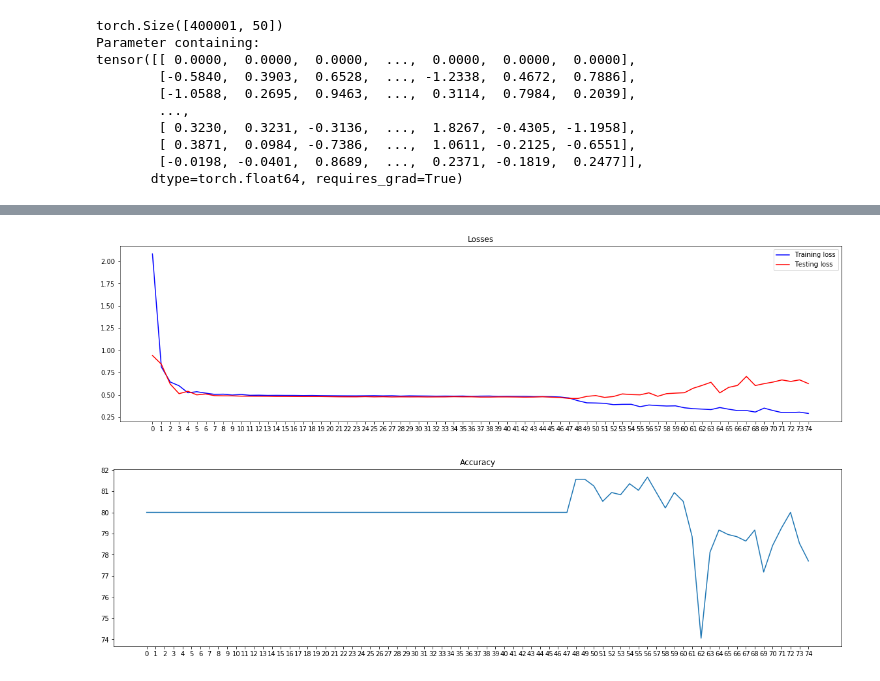
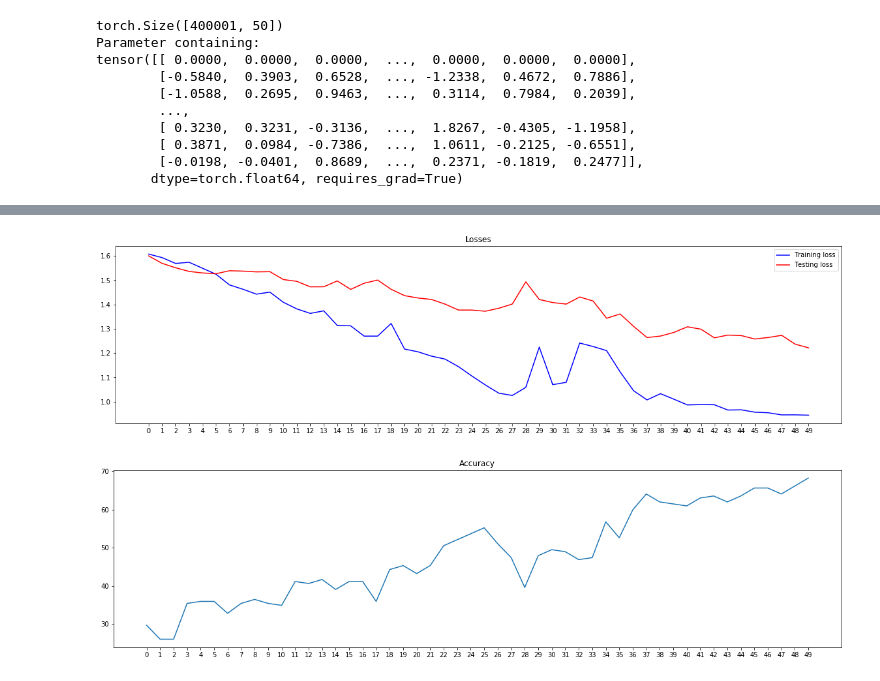
Before and after one commit to karankishinani/Emotion-detection-from-text-using-PyTorch-and-Federated-Learning, a Jupyter notebook: Emotion_Detection_PyTorch.ipynb, the cells around one changed output, grey strips where cells are left out. Saved outputs shown, nothing was run; the diff lists cells and outputs as text; code cells hidden in the pictures.

```diff
--- a/Emotion_Detection_PyTorch.ipynb
+++ b/Emotion_Detection_PyTorch.ipynb
@@ -164,12 +162,12 @@ Y_test_oh = convert_to_one_hot(Y_test, C=5)
 # %%
 train_dataset = torch.utils.data.TensorDataset(
     torch.tensor(X_train_indices),
-    torch.tensor(Y_train_oh).type(torch.LongTensor))
+    torch.tensor(Y_train).type(torch.LongTensor))
 train_loader = torch.utils.data.DataLoader(train_dataset, batch_size=32)
 
 test_dataset = torch.utils.data.TensorDataset(
     torch.tensor(X_test_indices),
-    torch.tensor(Y_test_oh).type(torch.LongTensor))
+    torch.tensor(Y_test).type(torch.LongTensor))
 test_loader = torch.utils.data.DataLoader(test_dataset, batch_size=32)
 # %%
 device = torch.device("cuda:0" if torch.cuda.is_available() else "cpu")
@@ -178,18 +176,16 @@ class Model(nn.Module):
     def __init__(self):
         super(Model, self).__init__()
 
-        #self.embedding = nn.Embedding(400001, 50)
+#         self.embedding = nn.Embedding(400001, 50)
         self.embedding = pretrained_embedding_layer(word_to_vec_map,
                                                     word_to_index)
-        self.lstm = nn.LSTM(50, 256, 4, dropout=0.5, batch_first=True)
+        self.lstm = nn.LSTM(50, 256, 2, dropout=0.5, batch_first=True)
 
         # linear and sigmoid layers
         self.dropout = nn.Dropout(0.5)
-        self.fc0 = nn.Linear(256, 128)
-        self.fc1 = nn.Linear(128, 64)
-        self.fc2 = nn.Linear(64, 32)
-        self.fc3 = nn.Linear(32, 5)
-        self.act = nn.LogSoftmax(dim=1)
+        self.fc = nn.Linear(256, 5)
+        self.act = nn.Softmax(dim=1)
+#         self.act = nn.LogSoftmax(dim=1)
 
     def forward(self, x):
         #x = x.type(torch.LongTensor)
@@ -198,21 +194,19 @@ class Model(nn.Module):
         #x = x.type(torch.FloatTensor)
         x = x.type(torch.cuda.FloatTensor)
         x, (hn, cn) = self.lstm(x)
+        x = x[:, -1, :]
         x = self.dropout(x)
-        x = self.fc0(x)
-        x = self.fc1(x)
-        x = self.fc2(x)
-        x = self.fc3(x)
+        x = self.fc(x)
         x = self.act(x)
         return x
 # %%
 model = Model()
-# criterion = nn.CrossEntropyLoss()
-criterion = nn.NLLLoss()
-optimizer = optim.Adam(model.parameters(), lr=0.002)
+criterion = nn.CrossEntropyLoss()
+# criterion = nn.NLLLoss()
+optimizer = optim.Adam(model.parameters(), lr=0.001)
 model.to(device)
 
-epochs = 75
+epochs = 50
 trl, tsl, ac = [], [], []
 for epoch in range(epochs):
     model.train()
@@ -282,2 +276,2 @@ Epoch:  74/074 Training loss: 0.29012872 Testing loss: 0.62505153 Test accuracy:
-[figure, old version]
+[figure, new version]
-[figure, old version]
+[figure, new version]
```
Also changed, not shown: parts of 3 cells of this notebook.
